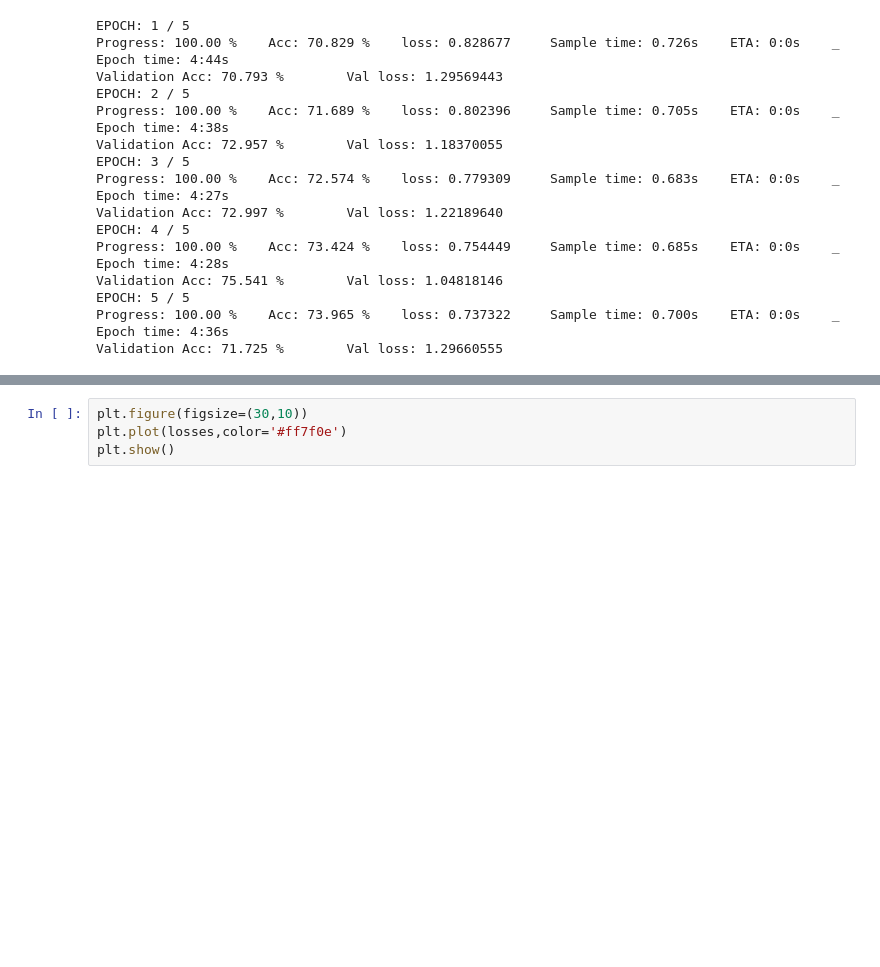
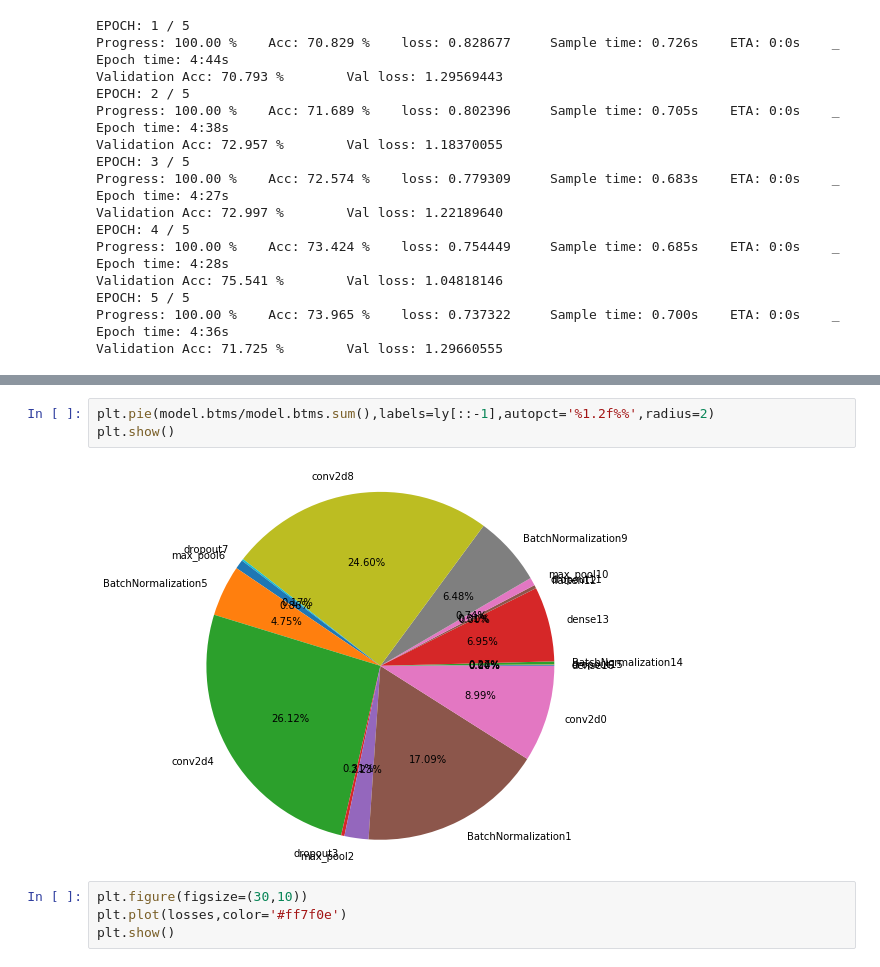
Before and after one commit to ShivamShrirao/dnn_from_scratch, a Jupyter notebook: cifar.ipynb, the cells around one changed output, grey strips where cells are left out. Saved outputs shown, nothing was run; the diff lists cells and outputs as text; blank space fills up the shorter version.

```diff
--- a/cifar.ipynb
+++ b/cifar.ipynb
@@ -200,3 +229,8 @@ Validation Acc: 71.725 %        Val loss: 1.29660555
+# %%
+plt.pie(model.btms/model.btms.sum(),labels=ly[::-1],autopct='%1.2f%%',radius=2)
+plt.show()
+# %% [output]
+[figure, added]
 # %%
 plt.figure(figsize=(30,10))
 plt.plot(losses,color='#ff7f0e')
```
Also changed, not shown: parts of 6 cells of this notebook, 7 other files.
